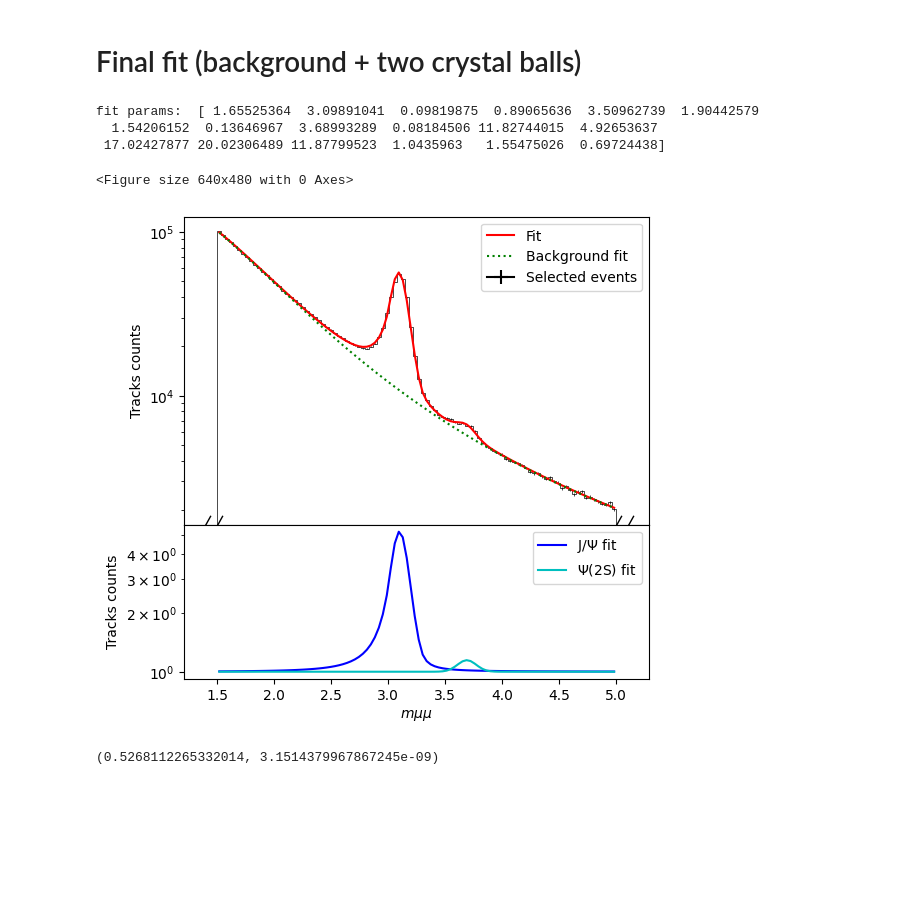
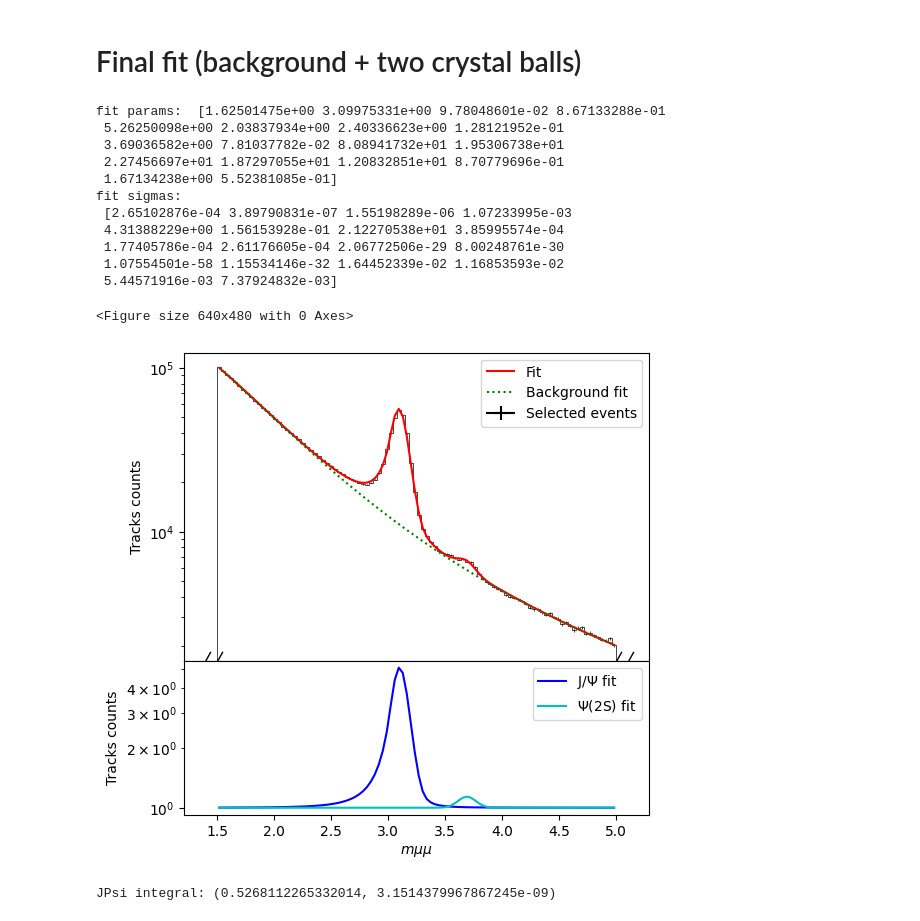
Before and after one commit to nantes-m2-rps-exp/qqbar2mumu-2023, a Jupyter notebook: notebooks/fit.ipynb, the cells around one changed output. Drawn from its saved outputs; the diff is of its cells as text; code cells hidden in the pictures; blank space fills up the shorter version.

```diff
--- a/notebooks/fit.ipynb
+++ b/notebooks/fit.ipynb
@@ -12,7 +12,7 @@ minvmin = 1.5
 minvmax = 5
 hminv = hist.Hist(hist.axis.Regular(bins=nbin,start=minvmin,stop=minvmax))
 
-f = open('minv.npy', 'rb')
+f = open('minv_CMUL.npy', 'rb')
 for i in range(166):
     A = np.load(f)
     #print(A)
@@ -116,13 +116,13 @@ for i in (0,7,14):
 
 # Fit all
 params, covs = curve_fit(fitfunc, x, np.log(y),
-                         #sigma=np.sqrt(y)/y,
+                         sigma=np.sqrt(y)/y,
                          p0=[*p0JPsi, *p0Psi2S, *p0bg],
                          bounds=bounds,
                          method='trf')
 
 print("fit params: ", params)
-#print("covariance: \n", covs)
+print("fit sigmas: \n", np.diag(covs))
 
 plt.clf()
 fig, (ax1, ax2) = plt.subplots(2,1, sharex=True,figsize=(6,6), gridspec_kw={'height_ratios': [2,1]})
@@ -138,40 +138,48 @@ errfit = np.sqrt(np.sum(sigmas))
 #ax1.fill_between(x,np.exp(yfit-errfit),np.exp(yfit+errfit),color='red',alpha=0.1)
 
 # Plot p0
 if 0:
     ax1.plot(x,np.exp(bgVWG(x,*p0bg)),':g',label="Initial background")
     ax1.plot(x,np.exp(crystalball(x,*p0JPsi)),':b',label="Initial J/Psi Crystall Ball function")
     ax1.plot(x,np.exp(crystalball(x,*p0Psi2S)),':c',label="Initial $Psi$(2S) Crystall Ball function")
 
 
 ax1.plot(x,np.exp(bgVWG(x,*params[-4:])),':g',label="Background fit")
 
 
 # Plot crystal ball functions
 yfitJPsi = crystalball(x,*params[:7])
 yfitPsi2S = crystalball(x,*params[7:14])
 ax2.plot(x,np.exp(yfitJPsi),'-b',label="J/$\Psi$ fit")
 ax2.plot(x,np.exp(yfitPsi2S),'-c',label="$\Psi$(2S) fit")
 # Errors of crystal ball functions
 errfitJPsi = np.sqrt(np.sum(sigmas[:7]))
 errfitJPsi = np.sqrt(np.sum(sigmas[7:14]))
 #ax2.fill_between(x,np.exp(yfitJPsi-1),np.exp(yfitJPsi+1),color='blue',alpha=0.2)
 
 for ax in (ax1,ax2):
     ax.set_yscale("log")
     ax.set_xlabel('$m\mu\mu$')
     ax.set_ylabel("Tracks counts")
     ax.legend()
 fig.subplots_adjust(hspace=0)
 # %% [output]
-fit params:  [ 1.65525364  3.09891041  0.09819875  0.89065636  3.50962739  1.90442579
-  1.54206152  0.13646967  3.68993289  0.08184506 11.82744015  4.92653637
- 17.02427877 20.02306489 11.87799523  1.0435963   1.55475026  0.69724438]
+fit params:  [1.62501475e+00 3.09975331e+00 9.78048601e-02 8.67133288e-01
+ 5.26250098e+00 2.03837934e+00 2.40336623e+00 1.28121952e-01
+ 3.69036582e+00 7.81037782e-02 8.08941732e+01 1.95306738e+01
+ 2.27456697e+01 1.87297055e+01 1.20832851e+01 8.70779696e-01
+ 1.67134238e+00 5.52381085e-01]
+fit sigmas:
+ [2.65102876e-04 3.89790831e-07 1.55198289e-06 1.07233995e-03
+ 4.31388229e+00 1.56153928e-01 2.12270538e+01 3.85995574e-04
+ 1.77405786e-04 2.61176605e-04 2.06772506e-29 8.00248761e-30
+ 1.07554501e-58 1.15534146e-32 1.64452339e-02 1.16853593e-02
+ 5.44571916e-03 7.37924832e-03]
 <Figure size 640x480 with 0 Axes>
-[figure, old version]
+[figure, new version]
 # %%
 # Integrate
 I_JPsi = quad(crystalball, 0, 10, args=tuple(params[:7]))
-print(I_JPsi)
+print("JPsi integral:",I_JPsi)
 # %% [output]
-(0.5268112265332014, 3.1514379967867245e-09)
+JPsi integral: (0.5268112265332014, 3.1514379967867245e-09)
```
Also changed, not shown: 1 other file.
